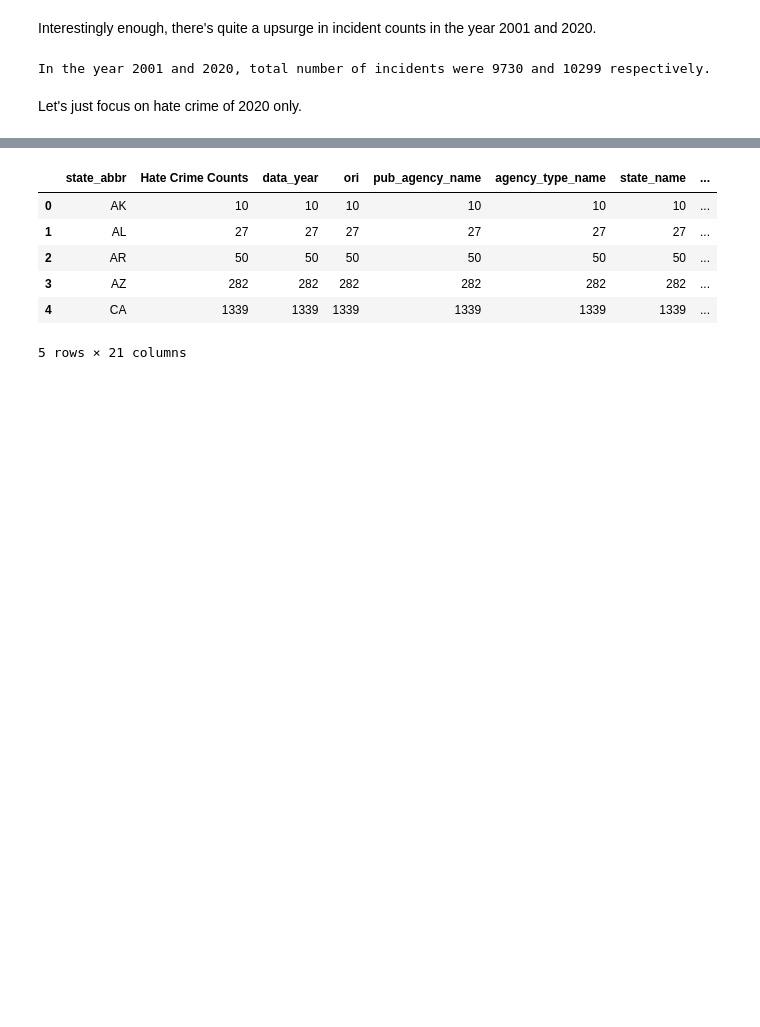
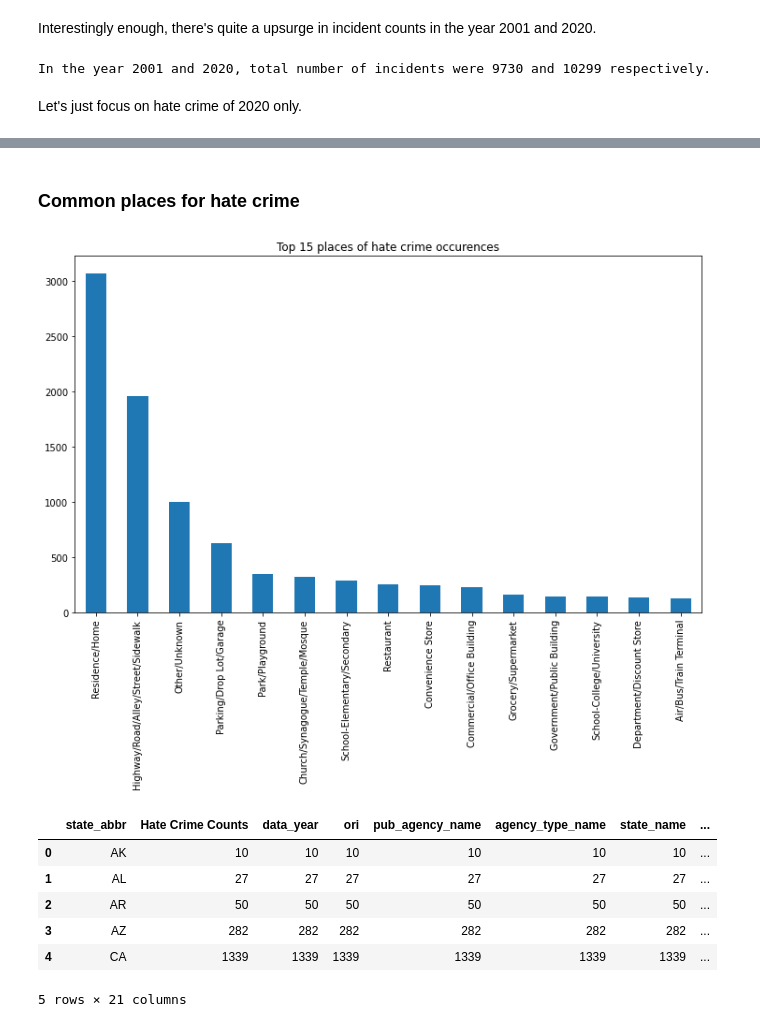
Before and after one commit to Yogi-DS/Portfolio-Projects, a Jupyter notebook: Hate Crime in US/hate-crime-analysis.ipynb, the cells around one changed output, grey strips where cells are left out. Saved outputs shown, nothing was run; the diff lists cells and outputs as text; code cells hidden in the pictures; blank space fills up the shorter version.

```diff
--- a/Hate Crime in US/hate-crime-analysis.ipynb
+++ b/Hate Crime in US/hate-crime-analysis.ipynb
@@ -121,3 +163,11 @@ df2020.head()
+# %% [markdown]
+### Common places for hate crime
+# %%
+df2020['location_name'].value_counts().nlargest(15).plot(kind='bar', figsize=(12,7))
+plt.title("Top 15 places of hate crime occurences")
+plt.show()
+# %% [output]
+[figure, added]
 # %%
 df_by_states = df2020.groupby(['state_abbr']).count().reset_index()
 df_by_states.rename(columns = {'incident_id':'Hate Crime Counts'}, inplace = True)
```
Also changed, not shown: parts of 12 cells of this notebook.
